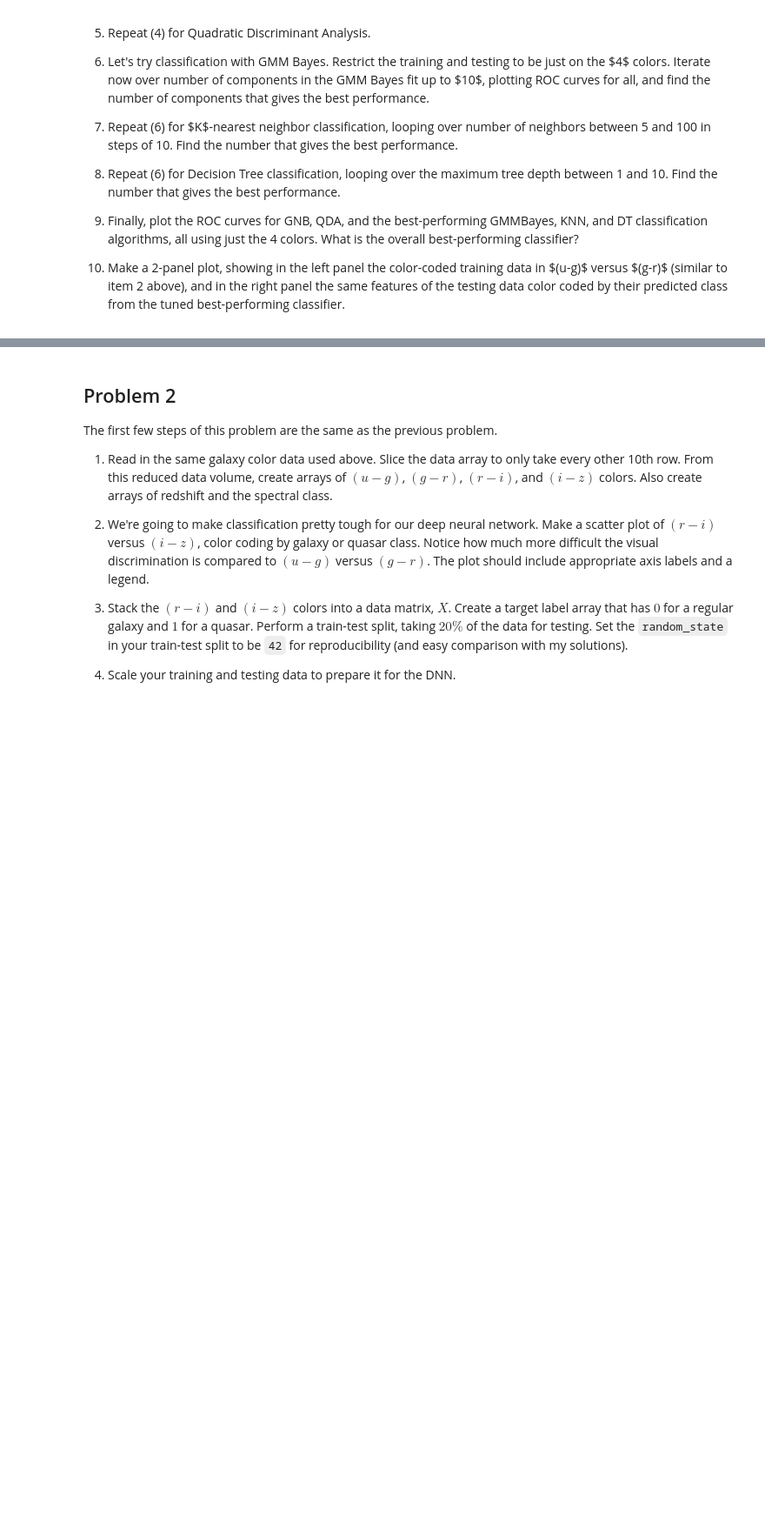
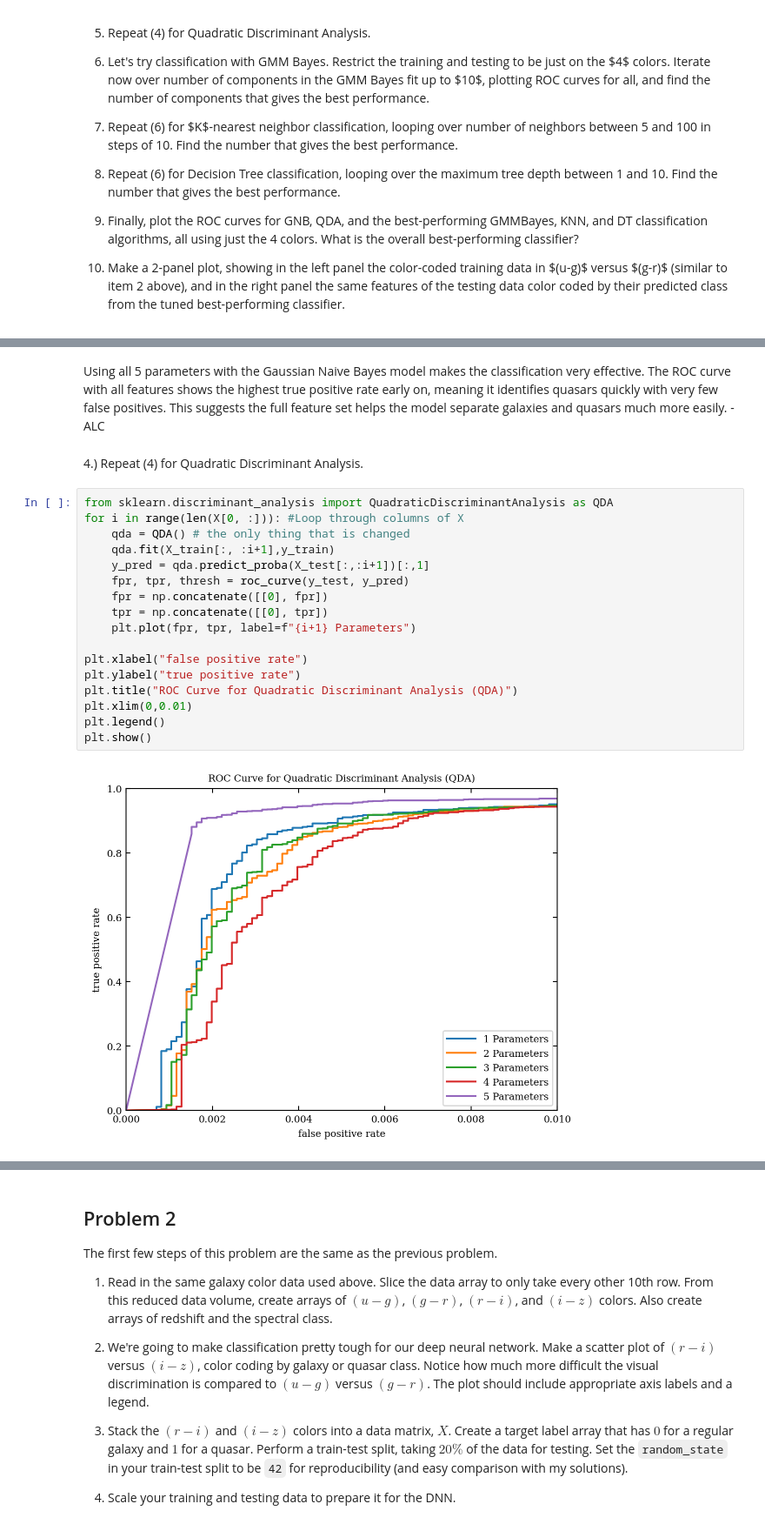
Before and after one commit to VanderbiltAstronomy/astr_8070_s25, a Jupyter notebook: coursework/student_folders/ayanah_cason/homeworks/vu_astr8070_s25_hw8_AyanahCason.ipynb, the cells around one changed output, grey strips where cells are left out. Shown at 87% size. Drawn from its saved outputs; the diff is of its cells as text; blank space fills up the shorter version.

```diff
--- a/coursework/student_folders/ayanah_cason/homeworks/vu_astr8070_s25_hw8_AyanahCason.ipynb
+++ b/coursework/student_folders/ayanah_cason/homeworks/vu_astr8070_s25_hw8_AyanahCason.ipynb
@@ -78,0 +168,23 @@ redshift_err=data['redshift_err']
+# %% [markdown]
+Using all 5 parameters with the Gaussian Naive Bayes model makes the classification very effective. The ROC curve with all features shows the highest true positive rate early on, meaning it identifies quasars quickly with very few false positives. This suggests the full feature set helps the model separate galaxies and quasars much more easily. -ALC
+# %% [markdown]
+4.) Repeat (4) for Quadratic Discriminant Analysis.
+# %%
+from sklearn.discriminant_analysis import QuadraticDiscriminantAnalysis as QDA
+for i in range(len(X[0, :])): #Loop through columns of X
+    qda = QDA() # the only thing that is changed
+    qda.fit(X_train[:, :i+1],y_train)
+    y_pred = qda.predict_proba(X_test[:,:i+1])[:,1]
+    fpr, tpr, thresh = roc_curve(y_test, y_pred)
+    fpr = np.concatenate([[0], fpr])
+    tpr = np.concatenate([[0], tpr])
+    plt.plot(fpr, tpr, label=f"{i+1} Parameters")
+
+plt.xlabel("false positive rate")
+plt.ylabel("true positive rate")
+plt.title("ROC Curve for Quadratic Discriminant Analysis (QDA)")
+plt.xlim(0,0.01)
+plt.legend()
+plt.show()
+# %% [output]
+[figure, added]
```
Also changed, not shown: parts of 22 cells of this notebook.
